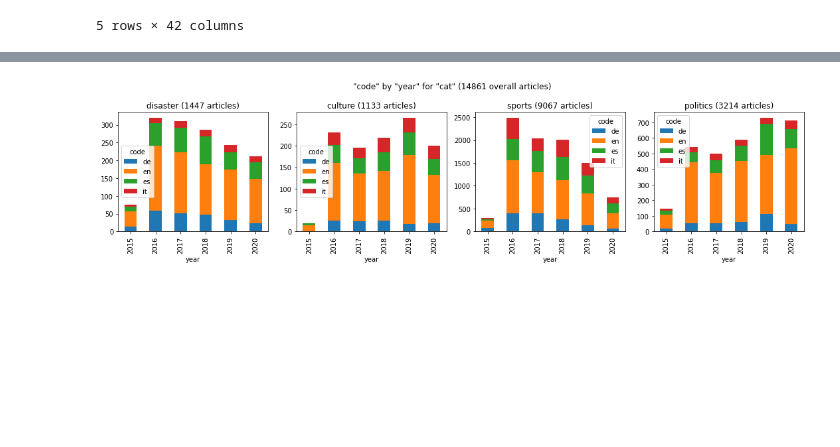
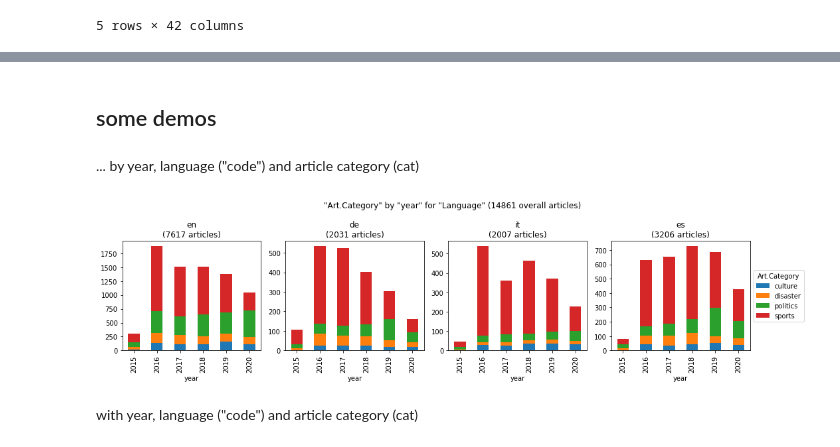
Before and after one commit to ruptho/wiki-event-bias, a Jupyter notebook: category_analysis.ipynb, the cells around one changed output, grey strips where cells are left out. Cells and saved outputs as stored; diff of their text form; code cells hidden in the pictures; blank space fills up the shorter version.

Commit message:
fix labels for cat plot

```diff
--- a/category_analysis.ipynb
+++ b/category_analysis.ipynb
@@ -39,7 +46,13 @@ df_filtered = df_crawled[(df_crawled.cat != 'undefined') & (df_crawled.views_7_s
+# %% [markdown]
+## some demos
+# %% [markdown]
+... by year, language ("code") and article category (cat)
 # %%
-plot_cat_by_cat_variable(df_filtered, 'code', 'year', 'cat', stacked=True, sharey=False)
+plot_cat_by_cat_variable(df_filtered, col_plot='code', col_x='year', col_bar='cat', stacked=True, sharey=False)
 # %% [output]
-[figure, old version]
+[figure, new version]
+# %% [markdown]
+with year, language ("code") and article category (cat)
 # %%
 plot_cat_by_cat_variable(df_filtered, 'code', 'cat', 'gni_region', stacked=True, sharey=True, figsize=(17,5))
 # %% [output]
```
Also changed, not shown: parts of 10 cells of this notebook, 1 other file.
